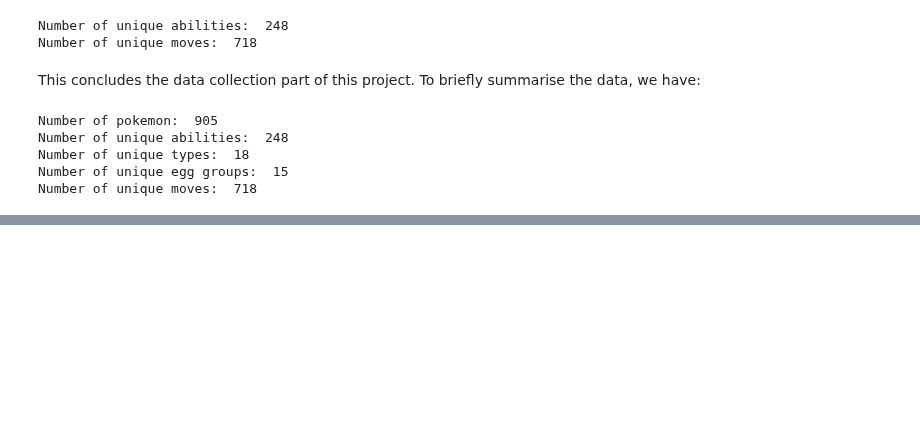
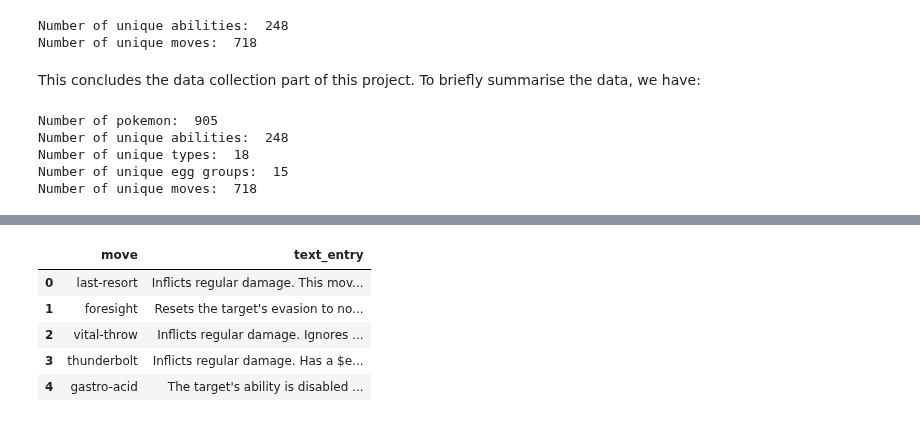
Before and after one commit to GitHub-Adminstrator/Social_science_project_final, a Jupyter notebook: pokemon.ipynb, the cells around one changed output, grey strips where cells are left out. Cells and saved outputs as stored; diff of their text form; code cells hidden in the pictures; blank space fills up the shorter version.

```diff
--- a/pokemon.ipynb
+++ b/pokemon.ipynb
@@ -248,0 +266,9 @@ Number of unique moves:  718
+# %%
+move_df.head()
+# %% [output]
+|  | move | text_entry |
+| 0 | last-resort | Inflicts regular damage. This mov... |
+| 1 | foresight | Resets the target's evasion to no... |
+| 2 | vital-throw | Inflicts regular damage. Ignores ... |
+| 3 | thunderbolt | Inflicts regular damage. Has a $e... |
+| 4 | gastro-acid | The target's ability is disabled ... |
```
Also changed, not shown: parts of 14 cells of this notebook, 1 other file.
